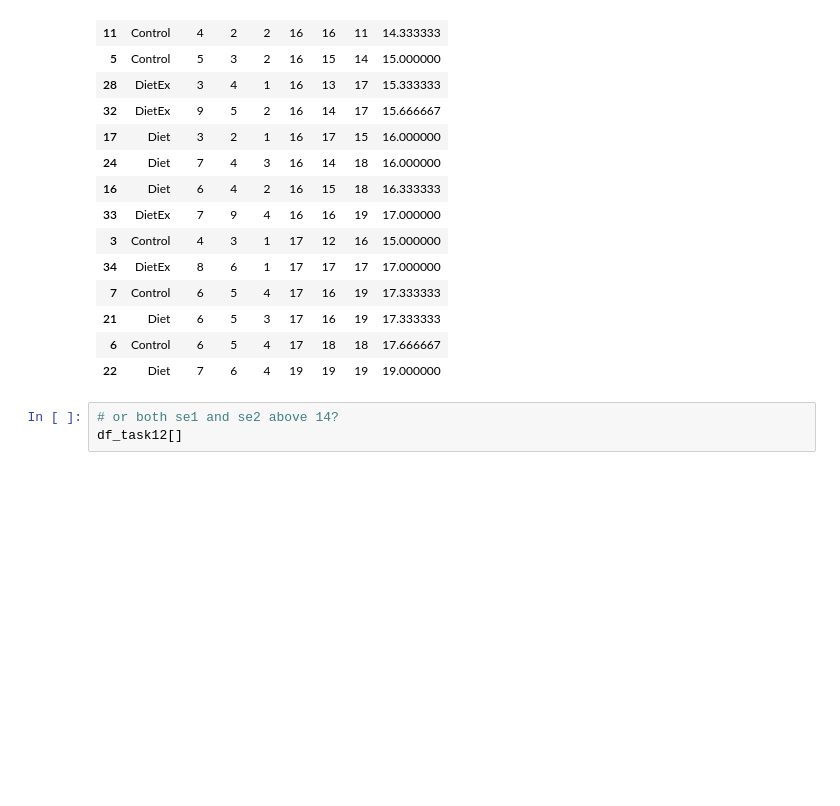
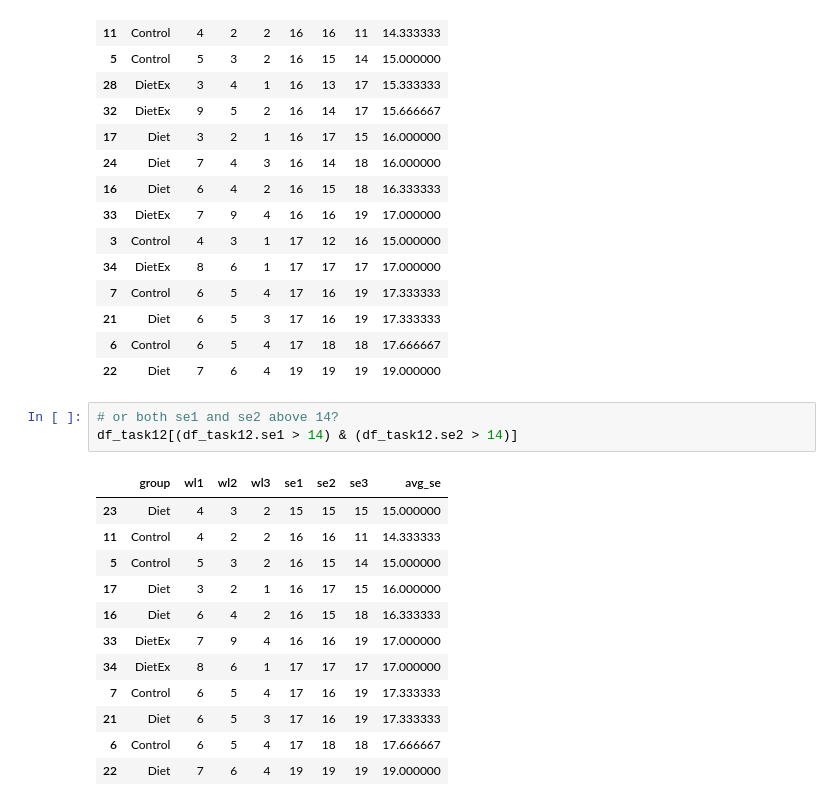
Before and after one commit to Yolonek/BigDataAlgorithms, a Jupyter notebook: List0/List0_Solved.ipynb, the cells around one changed output. Saved outputs shown, nothing was run; the diff lists cells and outputs as text; blank space fills up the shorter version.

```diff
--- a/List0/List0_Solved.ipynb
+++ b/List0/List0_Solved.ipynb
@@ -295,4 +295,17 @@ df_task12[((df_task12.se1 + df_task12.se2) / 2) > 14]
 | 22 | Diet | 7 | 6 | 4 | 19 | 19 | 19 | 19.000000 |
 # %%
 # or both se1 and se2 above 14?
-df_task12[]
+df_task12[(df_task12.se1 > 14) & (df_task12.se2 > 14)]
+# %% [output]
+|  | group | wl1 | wl2 | wl3 | se1 | se2 | se3 | avg_se |
+| 23 | Diet | 4 | 3 | 2 | 15 | 15 | 15 | 15.000000 |
+| 11 | Control | 4 | 2 | 2 | 16 | 16 | 11 | 14.333333 |
+| 5 | Control | 5 | 3 | 2 | 16 | 15 | 14 | 15.000000 |
+| 17 | Diet | 3 | 2 | 1 | 16 | 17 | 15 | 16.000000 |
+| 16 | Diet | 6 | 4 | 2 | 16 | 15 | 18 | 16.333333 |
+| 33 | DietEx | 7 | 9 | 4 | 16 | 16 | 19 | 17.000000 |
+| 34 | DietEx | 8 | 6 | 1 | 17 | 17 | 17 | 17.000000 |
+| 7 | Control | 6 | 5 | 4 | 17 | 16 | 19 | 17.333333 |
+| 21 | Diet | 6 | 5 | 3 | 17 | 16 | 19 | 17.333333 |
+| 6 | Control | 6 | 5 | 4 | 17 | 18 | 18 | 17.666667 |
+| 22 | Diet | 7 | 6 | 4 | 19 | 19 | 19 | 19.000000 |
```
Also changed, not shown: parts of 10 cells of this notebook.
